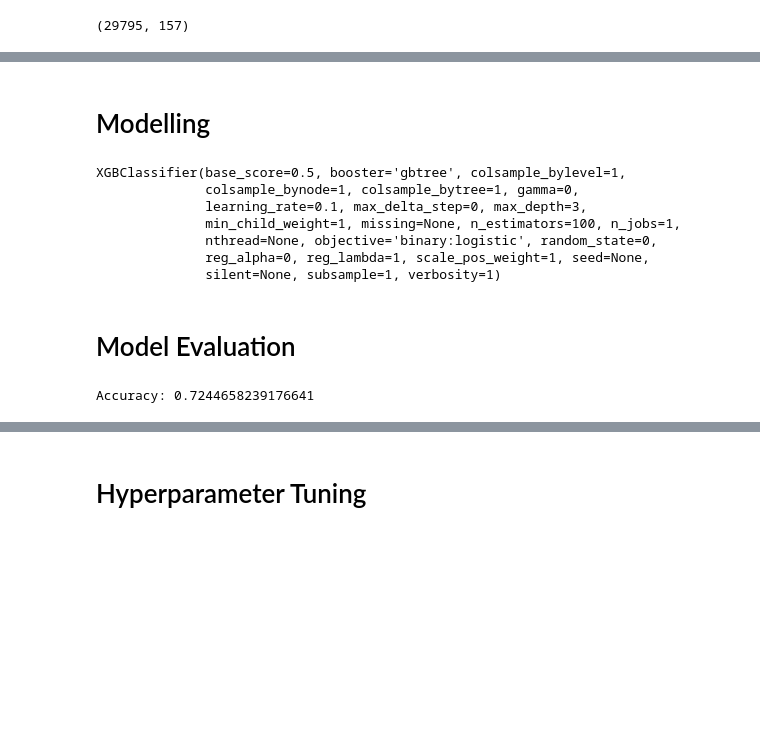
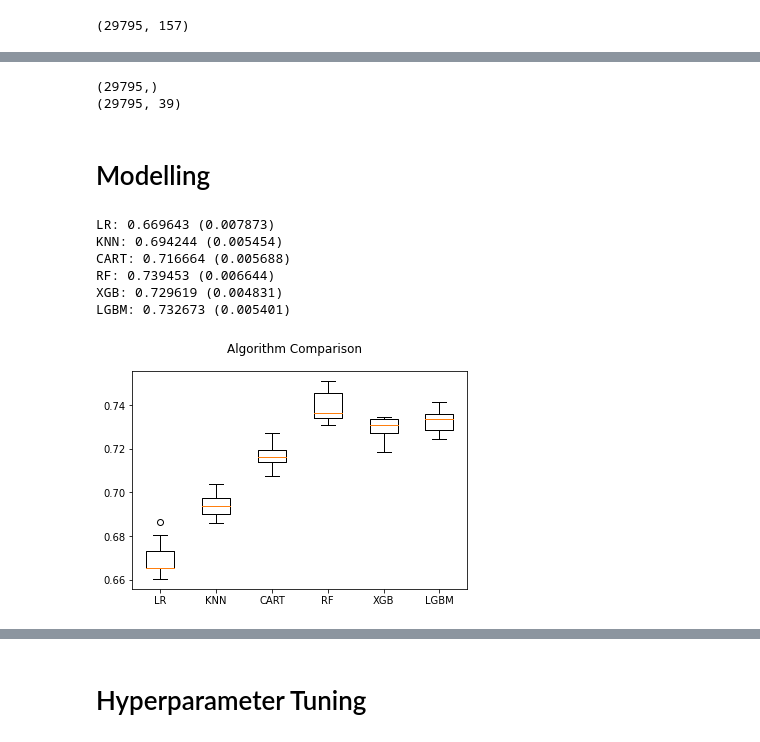
Before and after one commit to nalymugwe/The-MLC-Projects, a Jupyter notebook: Android_Malware_Detection.ipynb, the cells around one changed output, grey strips where cells are left out. Saved outputs shown, nothing was run; the diff lists cells and outputs as text; code cells hidden in the pictures; blank space fills up the shorter version.

```diff
--- a/Android_Malware_Detection.ipynb
+++ b/Android_Malware_Detection.ipynb
@@ -195,2 +203,12 @@ X_Selected.shape
+# %%
+# Confirm the shape of X and y
+print(y.shape)
+print(X.shape)
+# %% [output]
+(29795,)
+(29795, 39)
+# %%
+# Preprocess the features using Standard Scaler
+X_scaled =  StandardScaler().fit_transform(X)
 # %% [markdown]
 # Modelling
@@ -203,30 +215,37 @@ from sklearn.metrics import mean_squared_error
-# %%
-# Normalize the columns with continous feautures
-scaler = MinMaxScaler()
-X_scaled = scaler.fit_transform(X_Selected)
-
-# Split dataset into training set and test set, 70% training and 30% test
-X_scaled_train, X_scaled_test, y_train, y_test = train_test_split(X_scaled, y, test_size=0.3)
-
-# Fit model to training data
-model = XGBClassifier()
-model.fit(X_scaled_train, y_train)
-# %% [output]
-XGBClassifier(base_score=0.5, booster='gbtree', colsample_bylevel=1,
-              colsample_bynode=1, colsample_bytree=1, gamma=0,
-              learning_rate=0.1, max_delta_step=0, max_depth=3,
-              min_child_weight=1, missing=None, n_estimators=100, n_jobs=1,
-              nthread=None, objective='binary:logistic', random_state=0,
-              reg_alpha=0, reg_lambda=1, scale_pos_weight=1, seed=None,
-              silent=None, subsample=1, verbosity=1)
-# %% [markdown]
-# Model Evaluation
-# %%
-#Import scikit-learn metrics module for accuracy calculation
-from sklearn import metrics
-
-# Model Accuracy, how often is the classifier correct?
-y_pred=model.predict(X_scaled_test)
-print("Accuracy:",metrics.accuracy_score(y_test, y_pred))
-# %% [output]
-Accuracy: 0.7244658239176641
+# %%
+# Prepare models to compare their performance
+models = []
+models.append(('LR', LogisticRegression()))
+models.append(('KNN', KNeighborsClassifier()))
+models.append(('CART', DecisionTreeClassifier()))
+models.append(('RF', RandomForestClassifier()))
+models.append(('XGB', XGBClassifier()))
+models.append(('LGBM', LGBMClassifier()))
+# evaluate each model in turn
+results = []
+names = []
+scoring = 'accuracy'
+for name, model in models:
+	kfold = model_selection.KFold(n_splits=10, random_state=42, shuffle=True)
+	cv_results = model_selection.cross_val_score(model, X_scaled, y, cv=kfold, scoring=scoring)
+	results.append(cv_results)
+	names.append(name)
+	msg = "%s: %f (%f)" % (name, cv_results.mean(), cv_results.std())
+	print(msg)
+# %% [output]
+LR: 0.669643 (0.007873)
+KNN: 0.694244 (0.005454)
+CART: 0.716664 (0.005688)
+RF: 0.739453 (0.006644)
+XGB: 0.729619 (0.004831)
+LGBM: 0.732673 (0.005401)
+# %%
+# Boxplot algorithm comparison
+fig = plt.figure()
+fig.suptitle('Algorithm Comparison')
+ax = fig.add_subplot(111)
+plt.boxplot(results)
+ax.set_xticklabels(names)
+plt.show()
+# %% [output]
+[figure, added]
```
Also changed, not shown: parts of 45 cells of this notebook.
